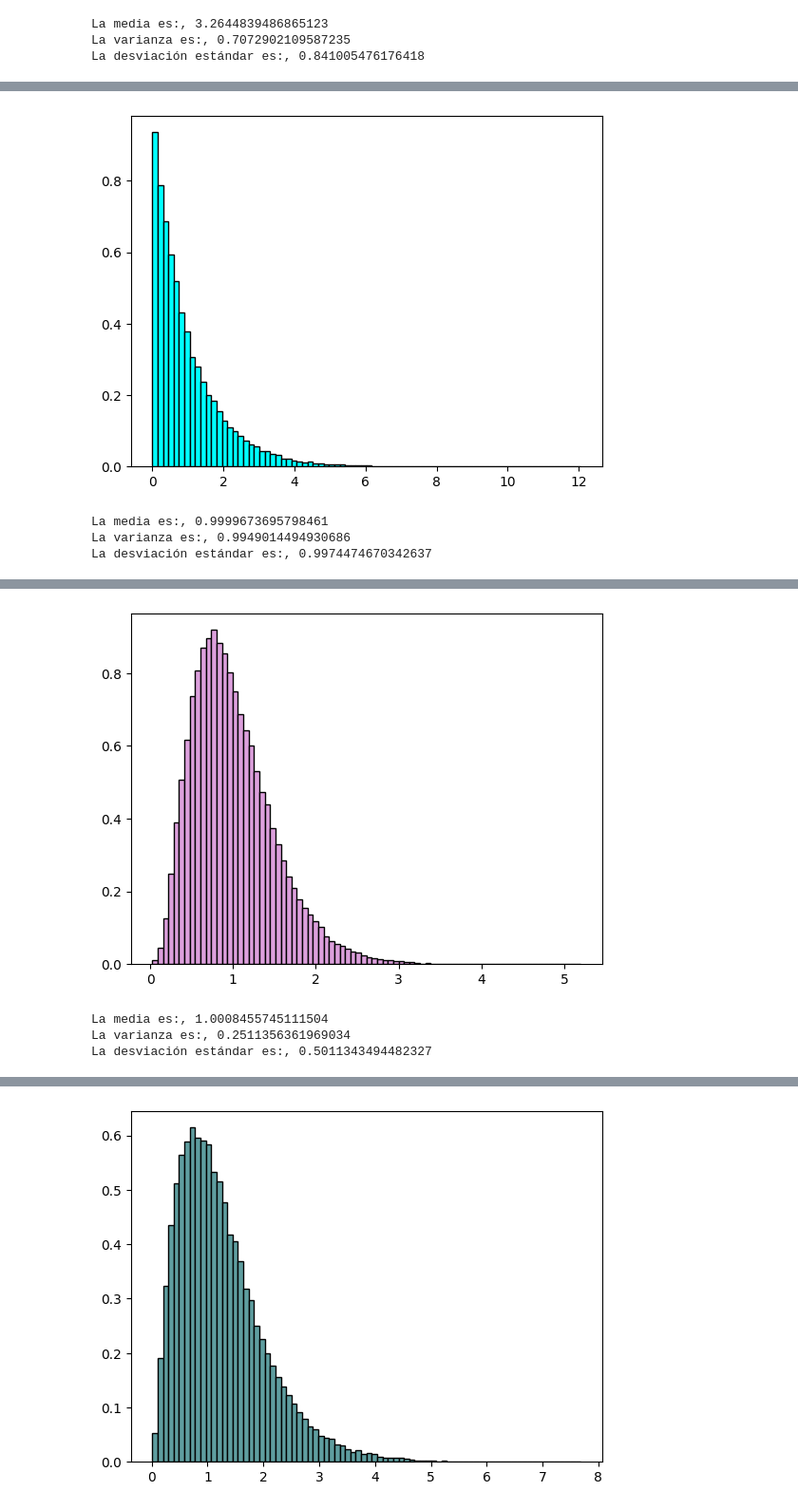
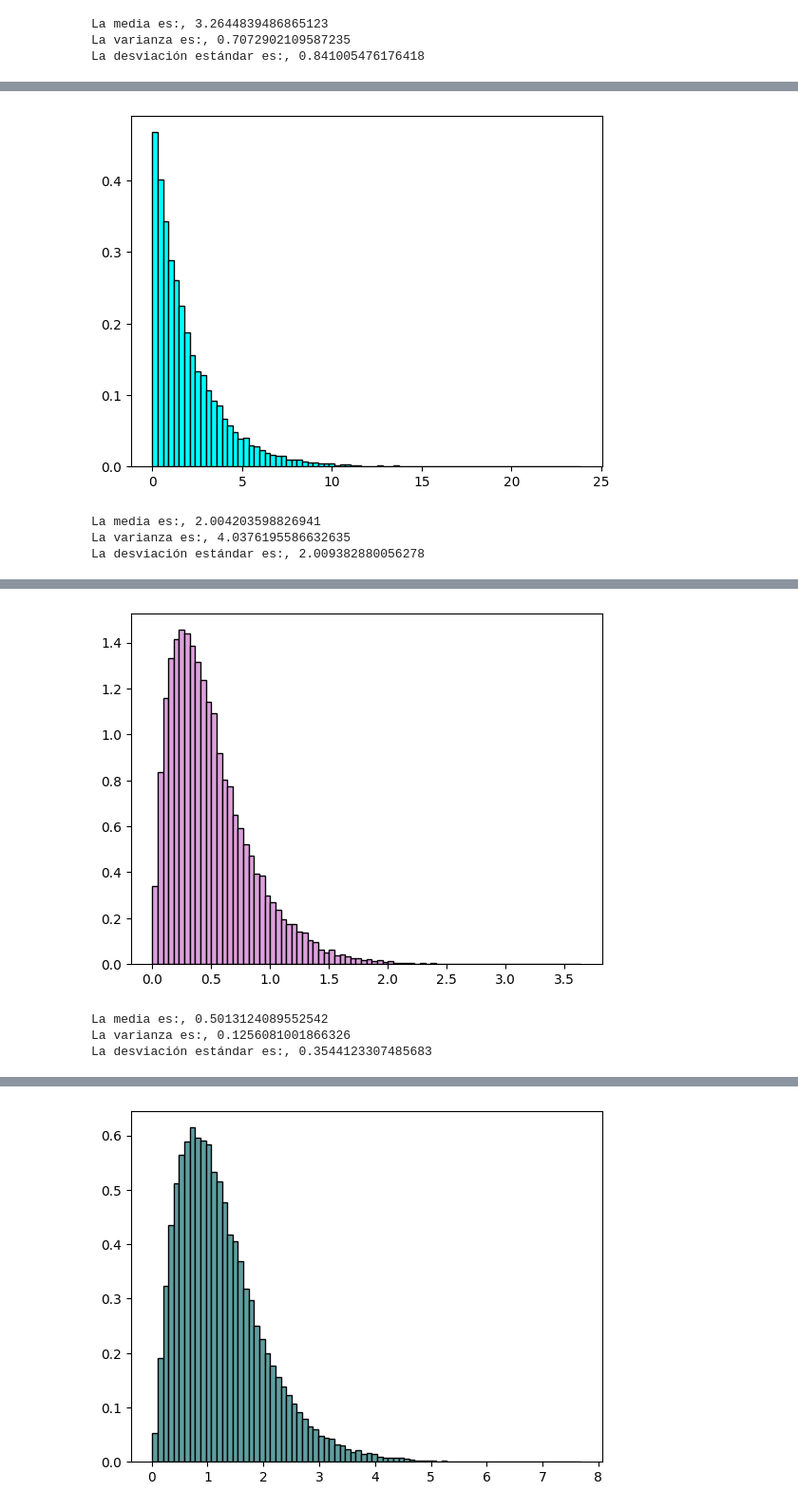
Before and after one commit to Andrea-24744/Simulaci-n-1, a Jupyter notebook: Catálogo_completo.ipynb, the cells around one changed output, grey strips where cells are left out. Shown at 95% size. Cells and saved outputs as stored; diff of their text form; code cells hidden in the pictures.

```diff
--- a/Catálogo_completo.ipynb
+++ b/Catálogo_completo.ipynb
@@ -186,25 +186,25 @@ Pseudocódigo
 Donde $\beta = \frac{1}{\lambda}$
 # %%
 import math
-def exp(B,n):
+def exp(lam,n):
   l = []
-  for _ in range(n):
-    R = np.random.uniform(0, 1)
-    x = -B*math.log(R)
-    l.append(x)
+  for _ in range(n):   #Generar lista vacía
+    R = np.random.uniform(0, 1)  #num.aleatorios de Distribución Uniforme
+    x = -math.log(R)/lam #Definimos fórmula
+    l.append(x)                  #Guardamos
   return l
 
-q = exp(1,30000)
+q = exp(0.5,30000)
 plt.hist(q, bins=80, color='cyan', edgecolor='black', density=True)
 plt.show()
 print("La media es:,", np.mean(q))
 print("La varianza es:,", np.var(q))
 print("La desviación estándar es:,", np.std(q))
 # %% [output]
-[figure, old version]
+[figure, new version]
-La media es:, 0.9999673695798461
-La varianza es:, 0.9949014494930686
-La desviación estándar es:, 0.9974474670342637
+La media es:, 2.004203598826941
+La varianza es:, 4.0376195586632635
+La desviación estándar es:, 2.009382880056278
 # %% [markdown]
 ###**m-Erlang**###
 $$X \sim \text{Erlang}(k, \lambda)$$
@@ -261,27 +261,27 @@ $\beta = \frac{1}{\lambda}$  ← $\beta$ representa el inverso de la tasa
 # %%
 import numpy as np
 import matplotlib.pyplot as plt
 import random as rd
 
-def erlang(b, k, n):
-    l = []
+def erlang(lam, k, n):
+    l = []              #Lista vacía
     for _ in range(n):
-        U = np.random.uniform(0, 1, k)
-        X = - (b / k) * np.sum(np.log(U))
-        l.append(X)
-    return l
+        U = np.random.uniform(0, 1, k)  #Generar num aleatorios k-veces
+        X = - (1/ (k*lam)) * np.sum(np.log(U)) #Definimos la sumatoria de logaritmos, pues sabemos que el producto de logaritmos es igual a la suma de los logaritmos de cada un0o de ellos
+        l.append(X)    #Guardanos en la lista
+    return  l
 
-f = erlang(1,4,80000)
+f = erlang(2,2,30000)
 plt.hist(f, bins=80, color ="plum", edgecolor ="black", density = True)
 plt.show()
 print("La media es:,", np.mean(f))
 print("La varianza es:,", np.var(f))
 print("La desviación estándar es:,", np.std(f))
 # %% [output]
-[figure, old version]
+[figure, new version]
-La media es:, 1.0008455745111504
-La varianza es:, 0.2511356361969034
-La desviación estándar es:, 0.5011343494482327
+La media es:, 0.5013124089552542
+La varianza es:, 0.1256081001866326
+La desviación estándar es:, 0.3544123307485683
 # %% [markdown]
 ###**Gamma**###
 
```
Also changed, not shown: parts of 11 cells of this notebook.
